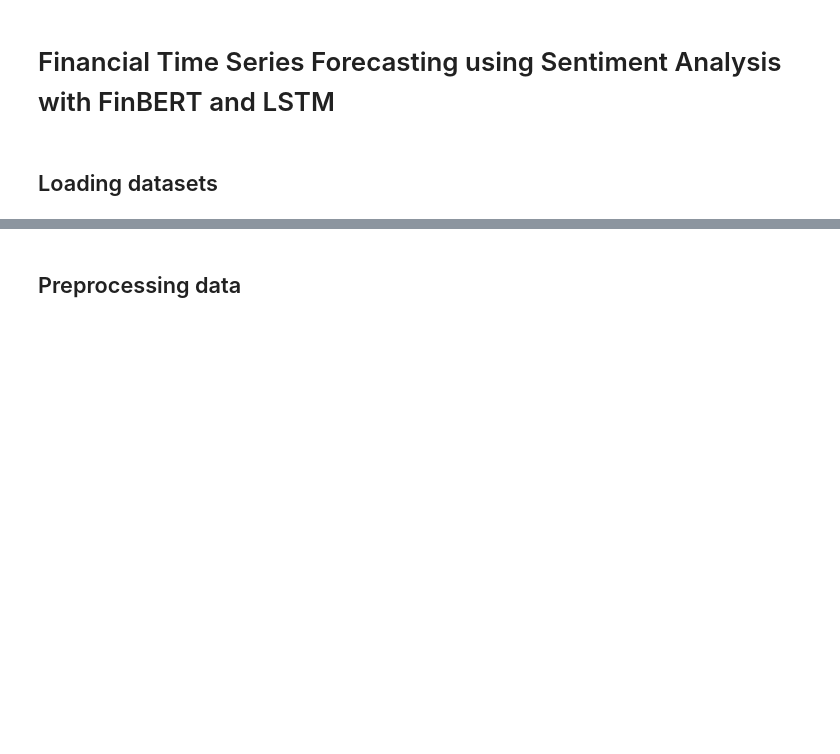
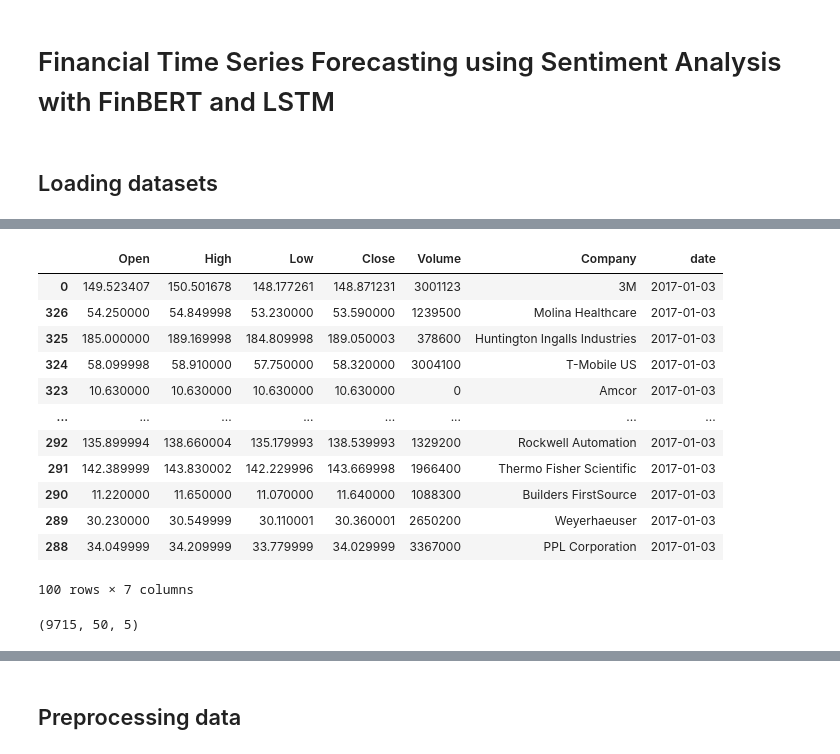
Before and after one commit to rrrbbb1/lstm-stock-prediction, a Jupyter notebook: notebook.ipynb, the cells around one changed output, grey strips where cells are left out. Cells and saved outputs as stored; diff of their text form; code cells hidden in the pictures; blank space fills up the shorter version.

```diff
--- a/notebook.ipynb
+++ b/notebook.ipynb
@@ -381,0 +160,16 @@ news = sentiment_labelling(news)
+# %%
+prices.head(100)
+# %% [output]
+|  | Open | High | Low | Close | Volume | Company | date |
+| 0 | 149.523407 | 150.501678 | 148.177261 | 148.871231 | 3001123 | 3M | 2017-01-03 |
+| 326 | 54.250000 | 54.849998 | 53.230000 | 53.590000 | 1239500 | Molina Healthcare | 2017-01-03 |
+| 325 | 185.000000 | 189.169998 | 184.809998 | 189.050003 | 378600 | Huntington Ingalls Industries | 2017-01-03 |
+| 324 | 58.099998 | 58.910000 | 57.750000 | 58.320000 | 3004100 | T-Mobile US | 2017-01-03 |
+| 323 | 10.630000 | 10.630000 | 10.630000 | 10.630000 | 0 | Amcor | 2017-01-03 |
+| ... | ... | ... | ... | ... | ... | ... | ... |
+| 292 | 135.899994 | 138.660004 | 135.179993 | 138.539993 | 1329200 | Rockwell Automation | 2017-01-03 |
+| 291 | 142.389999 | 143.830002 | 142.229996 | 143.669998 | 1966400 | Thermo Fisher Scientific | 2017-01-03 |
+| 290 | 11.220000 | 11.650000 | 11.070000 | 11.640000 | 1088300 | Builders FirstSource | 2017-01-03 |
+| 289 | 30.230000 | 30.549999 | 30.110001 | 30.360001 | 2650200 | Weyerhaeuser | 2017-01-03 |
+| 288 | 34.049999 | 34.209999 | 33.779999 | 34.029999 | 3367000 | PPL Corporation | 2017-01-03 |
+100 rows × 7 columns
@@ -381,0 +211,4 @@ news = sentiment_labelling(news)
+# %%
+print(sequenced_data.shape)
+# %% [output]
+(9715, 50, 5)
```
Also changed, not shown: parts of 56 cells of this notebook.
